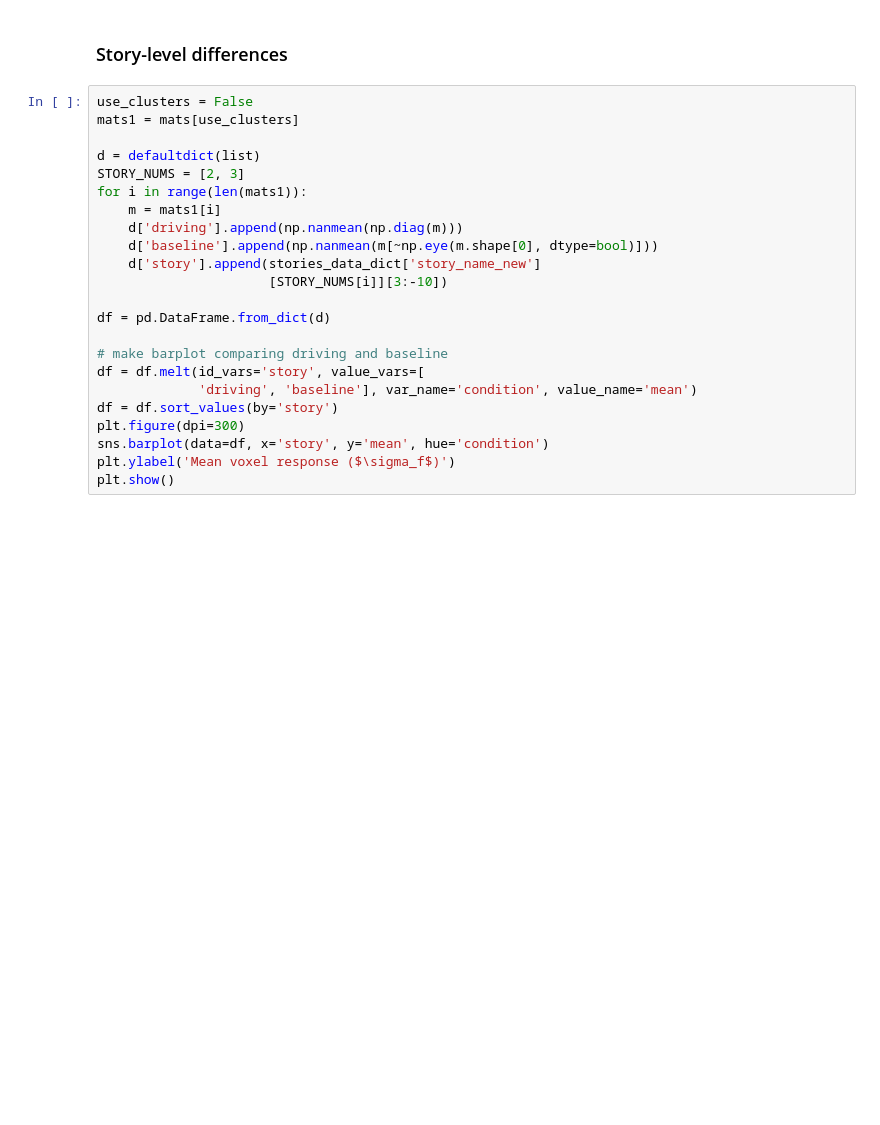
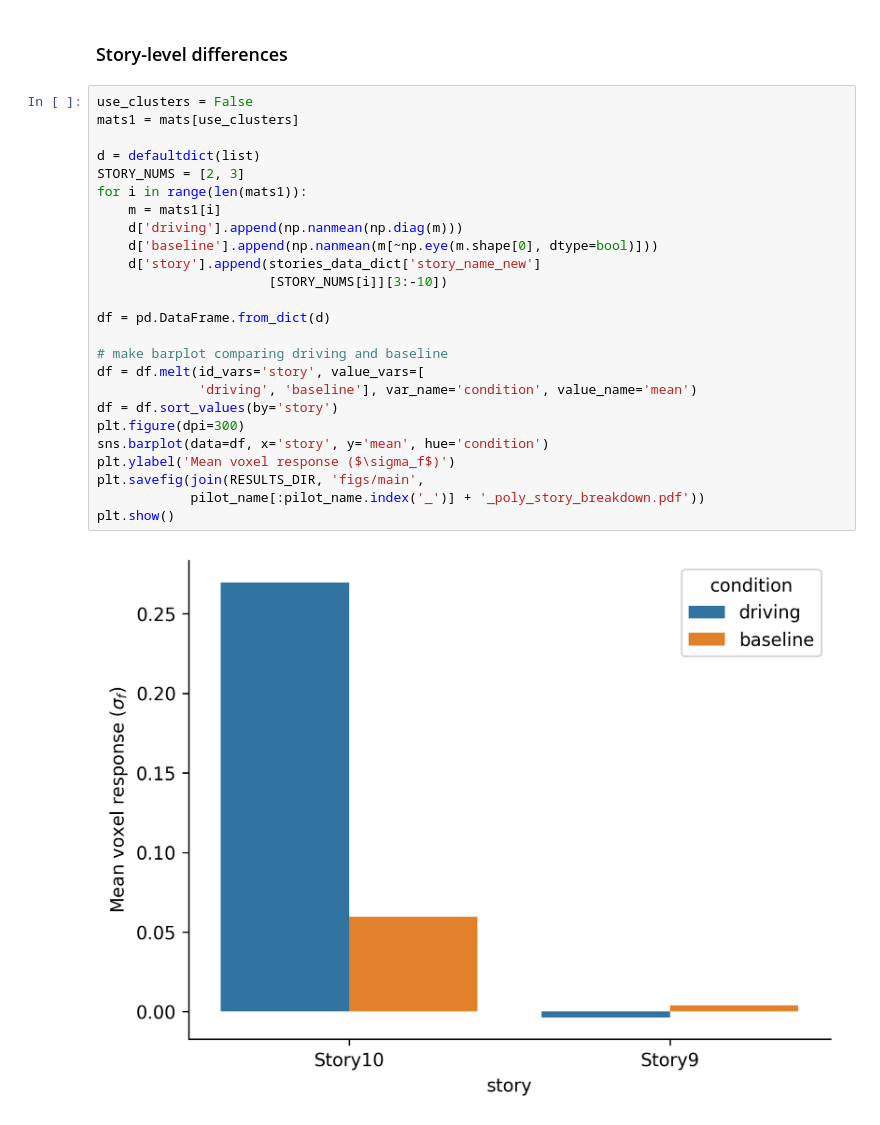
Before and after one commit to microsoft/automated-explanations, a Jupyter notebook: notebooks_stories/2_analyze_pilot/02_polysemantic.ipynb, the cells around one changed output. Saved outputs shown, nothing was run; the diff lists cells and outputs as text; blank space fills up the shorter version.

```diff
--- a/notebooks_stories/2_analyze_pilot/02_polysemantic.ipynb
+++ b/notebooks_stories/2_analyze_pilot/02_polysemantic.ipynb
@@ -243,23 +267,27 @@ plt.show()
 # %%
 use_clusters = False
 mats1 = mats[use_clusters]
 
 d = defaultdict(list)
 STORY_NUMS = [2, 3]
 for i in range(len(mats1)):
     m = mats1[i]
     d['driving'].append(np.nanmean(np.diag(m)))
     d['baseline'].append(np.nanmean(m[~np.eye(m.shape[0], dtype=bool)]))
     d['story'].append(stories_data_dict['story_name_new']
                       [STORY_NUMS[i]][3:-10])
 
 df = pd.DataFrame.from_dict(d)
 
 # make barplot comparing driving and baseline
 df = df.melt(id_vars='story', value_vars=[
              'driving', 'baseline'], var_name='condition', value_name='mean')
 df = df.sort_values(by='story')
 plt.figure(dpi=300)
 sns.barplot(data=df, x='story', y='mean', hue='condition')
 plt.ylabel('Mean voxel response ($\sigma_f$)')
+plt.savefig(join(RESULTS_DIR, 'figs/main',
+            pilot_name[:pilot_name.index('_')] + '_poly_story_breakdown.pdf'))
 plt.show()
+# %% [output]
+[figure, added]
```
Also changed, not shown: parts of 5 cells of this notebook, 7 other files.
